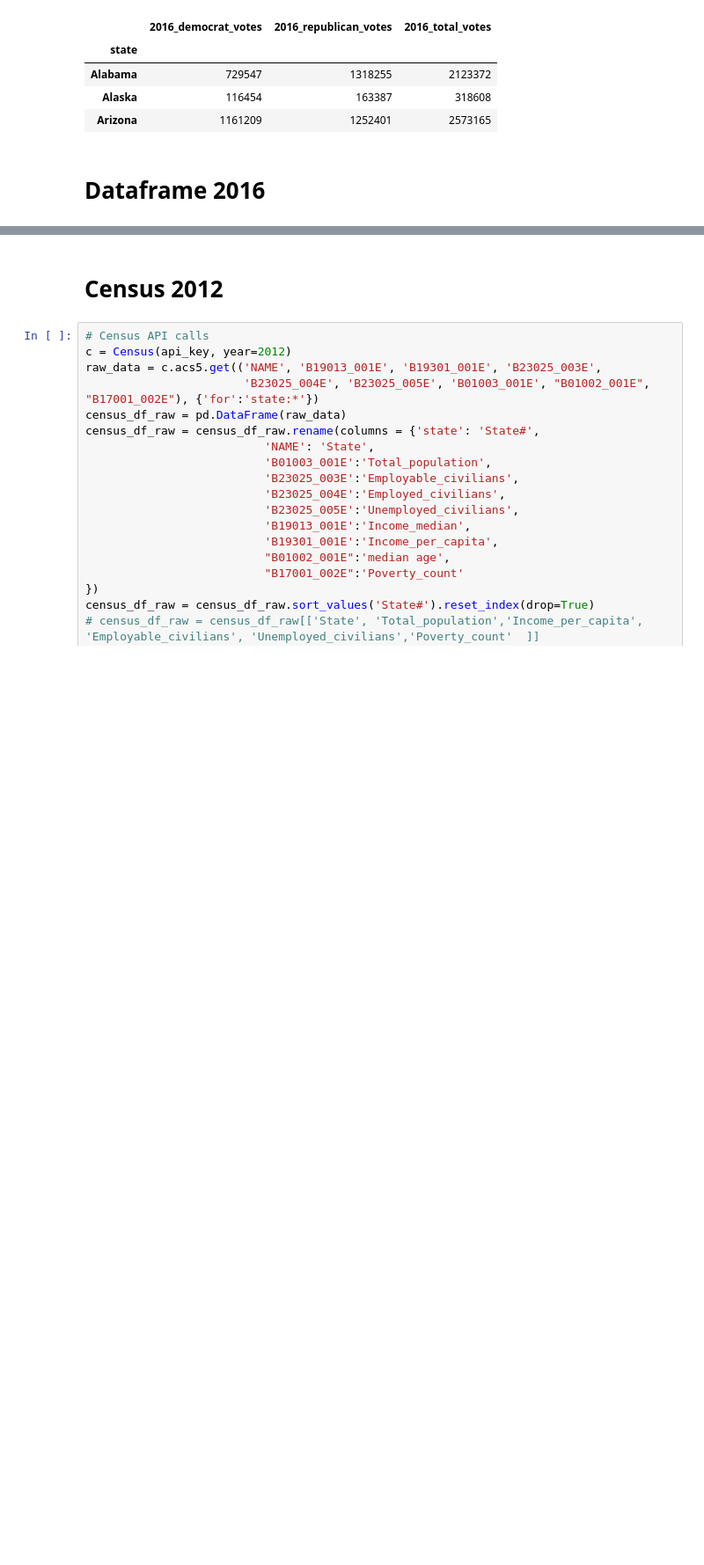
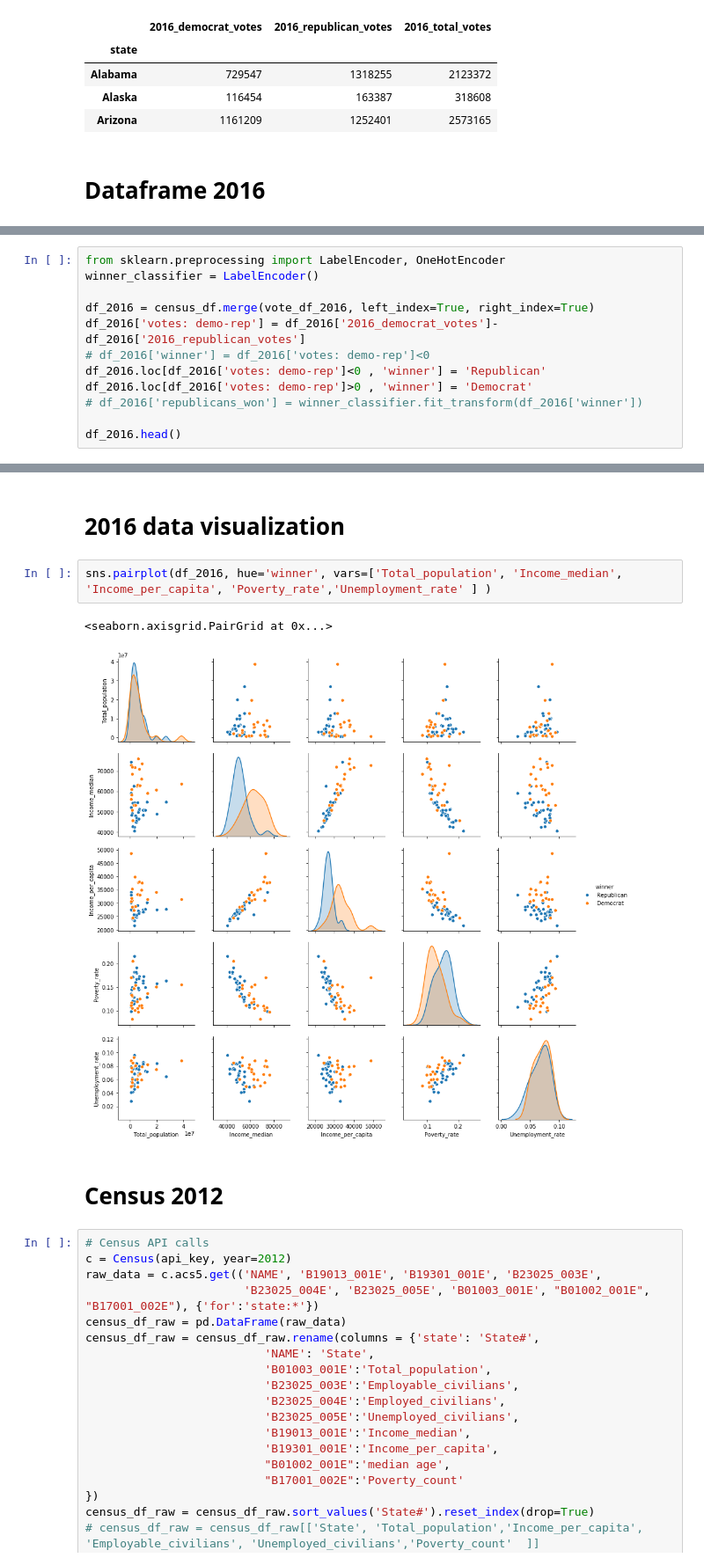
Before and after one commit to CodingMage/project_1_TeamTuring, a Jupyter notebook: Census data.ipynb, the cells around one changed output, grey strips where cells are left out. Shown at 88% size. Drawn from its saved outputs; the diff is of its cells as text; blank space fills up the shorter version.

```diff
--- a/Census data.ipynb
+++ b/Census data.ipynb
@@ -128,0 +95,12 @@ df_2016.head()
+# %%
+from sklearn.preprocessing import LabelEncoder, OneHotEncoder
+winner_classifier = LabelEncoder()
+
+df_2016 = census_df.merge(vote_df_2016, left_index=True, right_index=True)
+df_2016['votes: demo-rep'] = df_2016['2016_democrat_votes']-df_2016['2016_republican_votes']
+# df_2016['winner'] = df_2016['votes: demo-rep']<0
+df_2016.loc[df_2016['votes: demo-rep']<0 , 'winner'] = 'Republican'
+df_2016.loc[df_2016['votes: demo-rep']>0 , 'winner'] = 'Democrat'
+# df_2016['republicans_won'] = winner_classifier.fit_transform(df_2016['winner'])
+
+df_2016.head()
@@ -129,3 +114,10 @@ df_2016.head()
+# %% [markdown]
+# 2016 data visualization
+# %%
+sns.pairplot(df_2016, hue='winner', vars=['Total_population', 'Income_median', 'Income_per_capita', 'Poverty_rate','Unemployment_rate' ] )
+# %% [output]
+<seaborn.axisgrid.PairGrid at 0x...>
+[figure, added]
 # %% [markdown]
 # Census 2012
 # %%
```
Also changed, not shown: parts of 12 cells of this notebook, 1 other file.
